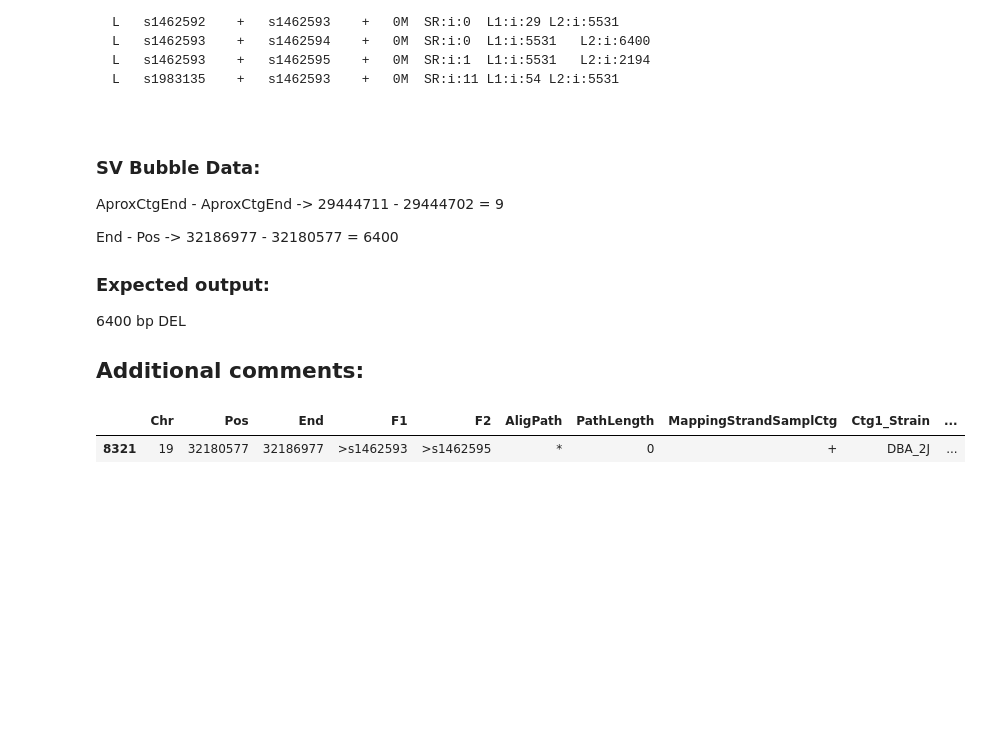
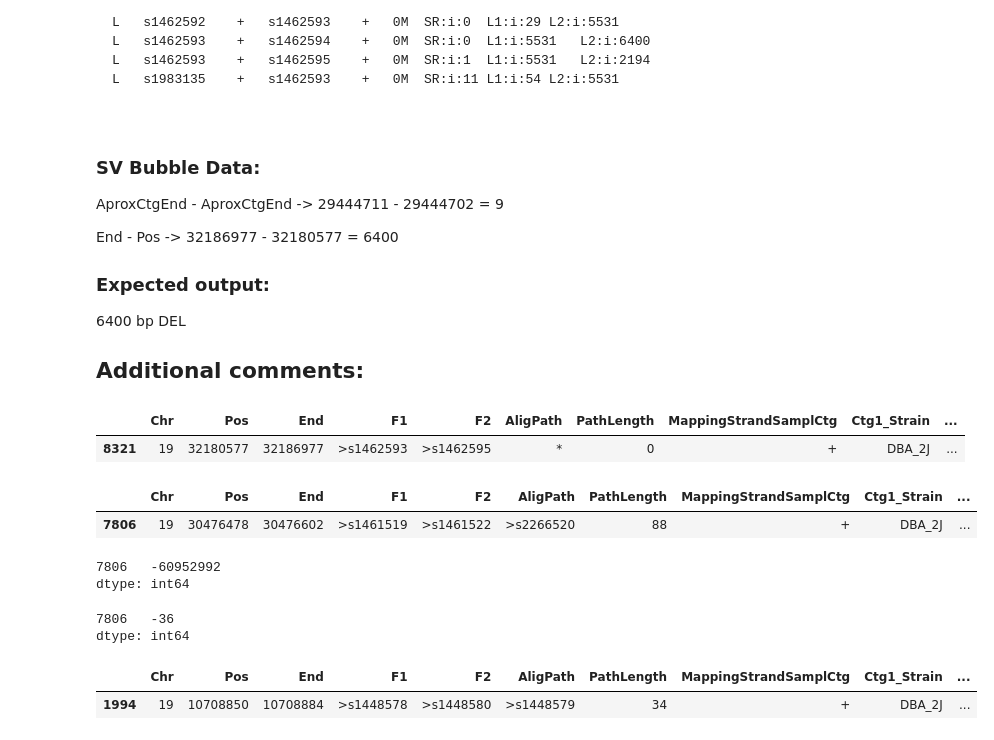
Before and after one commit to gariem/mouse-sv-pipeline, a Jupyter notebook: notebooks/minigraph_analysis.ipynb, the cells around one changed output. Saved outputs shown, nothing was run; the diff lists cells and outputs as text; code cells hidden in the pictures; blank space fills up the shorter version.

```diff
--- a/notebooks/minigraph_analysis.ipynb
+++ b/notebooks/minigraph_analysis.ipynb
@@ -289,3 +289,26 @@ data.loc[data['Pos']==32180577]
 # %% [output]
 |  | Chr | Pos | End | F1 | F2 | AligPath | PathLength | MappingStrandSamplCtg | Ctg1_Strain | ... |
 | 8321 | 19 | 32180577 | 32186977 | >s1462593 | >s1462595 | * | 0 | + | DBA_2J | ... |
+# %%
+entry = data.loc[data['Pos']==30476478]
+entry
+# %% [output]
+|  | Chr | Pos | End | F1 | F2 | AligPath | PathLength | MappingStrandSamplCtg | Ctg1_Strain | ... |
+| 7806 | 19 | 30476478 | 30476602 | >s1461519 | >s1461522 | >s2266520 | 88 | + | DBA_2J | ... |
+# %%
+entry['PathLength'] - entry['End'] - entry['Pos']
+# %% [output]
+7806   -60952992
+dtype: int64
+# %%
+entry['PathLength'] - (entry['End'] - entry['Pos'])
+# %% [output]
+7806   -36
+dtype: int64
+# %%
+entry = data.loc[data['Pos']==10708850]
+
+entry
+# %% [output]
+|  | Chr | Pos | End | F1 | F2 | AligPath | PathLength | MappingStrandSamplCtg | Ctg1_Strain | ... |
+| 1994 | 19 | 10708850 | 10708884 | >s1448578 | >s1448580 | >s1448579 | 34 | + | DBA_2J | ... |
```
Also changed, not shown: 6 other files.
